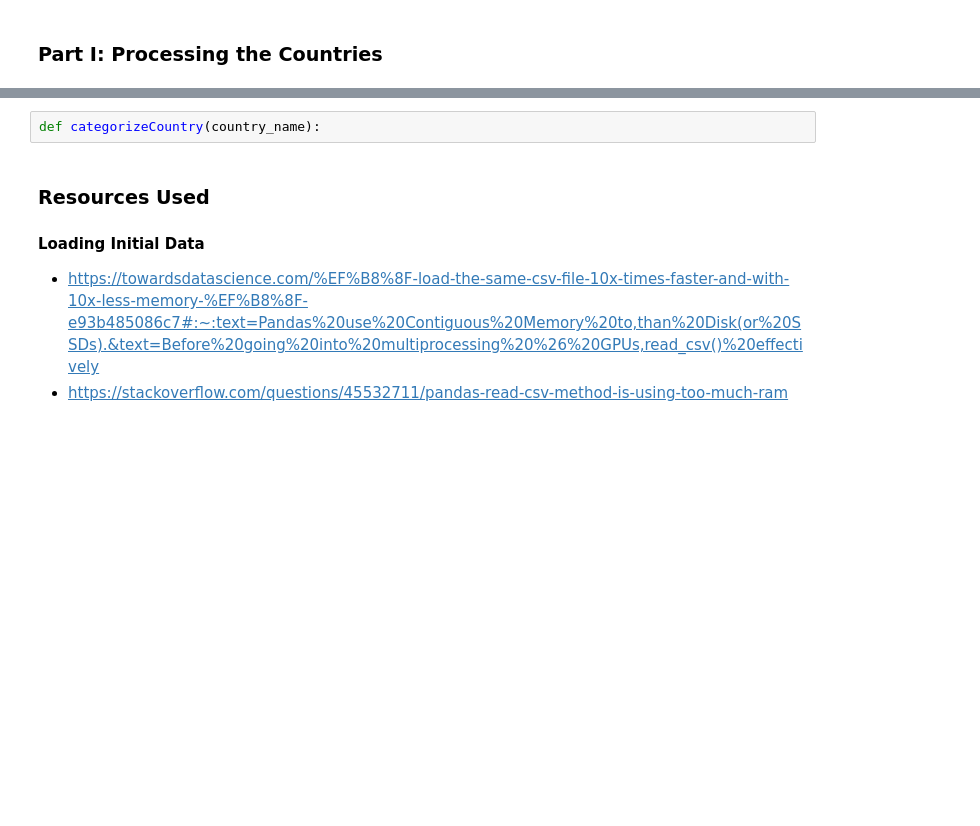
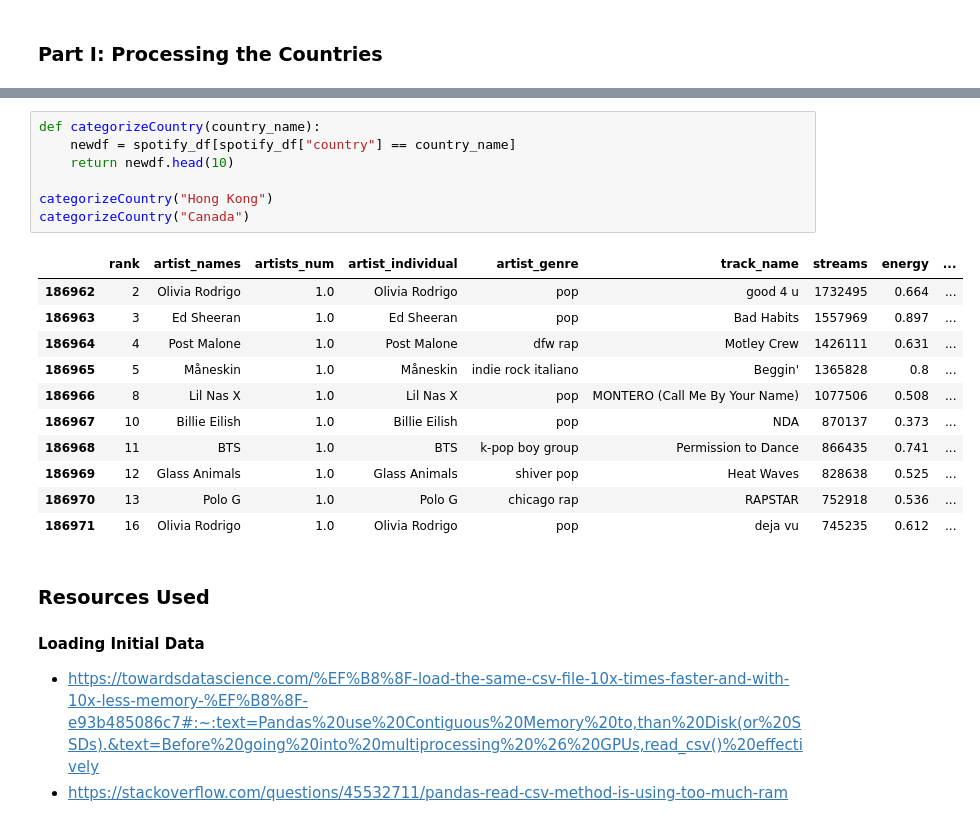
Before and after one commit to tbui00/ics438_final, a Jupyter notebook: final_report.ipynb, the cells around one changed output, grey strips where cells are left out. Saved outputs shown, nothing was run; the diff lists cells and outputs as text; blank space fills up the shorter version.

```diff
--- a/final_report.ipynb
+++ b/final_report.ipynb
@@ -87,5 +106,22 @@ There are 75 in this dataset to process
 # %%
 def categorizeCountry(country_name):
+    newdf = spotify_df[spotify_df["country"] == country_name]
+    return newdf.head(10)
+
+categorizeCountry("Hong Kong")
+categorizeCountry("Canada")
+# %% [output]
+|  | rank | artist_names | artists_num | artist_individual | artist_genre | track_name | streams | energy | ... |
+| 186962 | 2 | Olivia Rodrigo | 1.0 | Olivia Rodrigo | pop | good 4 u | 1732495 | 0.664 | ... |
+| 186963 | 3 | Ed Sheeran | 1.0 | Ed Sheeran | pop | Bad Habits | 1557969 | 0.897 | ... |
+| 186964 | 4 | Post Malone | 1.0 | Post Malone | dfw rap | Motley Crew | 1426111 | 0.631 | ... |
+| 186965 | 5 | Måneskin | 1.0 | Måneskin | indie rock italiano | Beggin' | 1365828 | 0.8 | ... |
+| 186966 | 8 | Lil Nas X | 1.0 | Lil Nas X | pop | MONTERO (Call Me By Your Name) | 1077506 | 0.508 | ... |
+| 186967 | 10 | Billie Eilish | 1.0 | Billie Eilish | pop | NDA | 870137 | 0.373 | ... |
+| 186968 | 11 | BTS | 1.0 | BTS | k-pop boy group | Permission to Dance | 866435 | 0.741 | ... |
+| 186969 | 12 | Glass Animals | 1.0 | Glass Animals | shiver pop | Heat Waves | 828638 | 0.525 | ... |
+| 186970 | 13 | Polo G | 1.0 | Polo G | chicago rap | RAPSTAR | 752918 | 0.536 | ... |
+| 186971 | 16 | Olivia Rodrigo | 1.0 | Olivia Rodrigo | pop | deja vu | 745235 | 0.612 | ... |
 # %% [markdown]
 ### Resources Used
 
```
Also changed, not shown: parts of 1 cell of this notebook.
